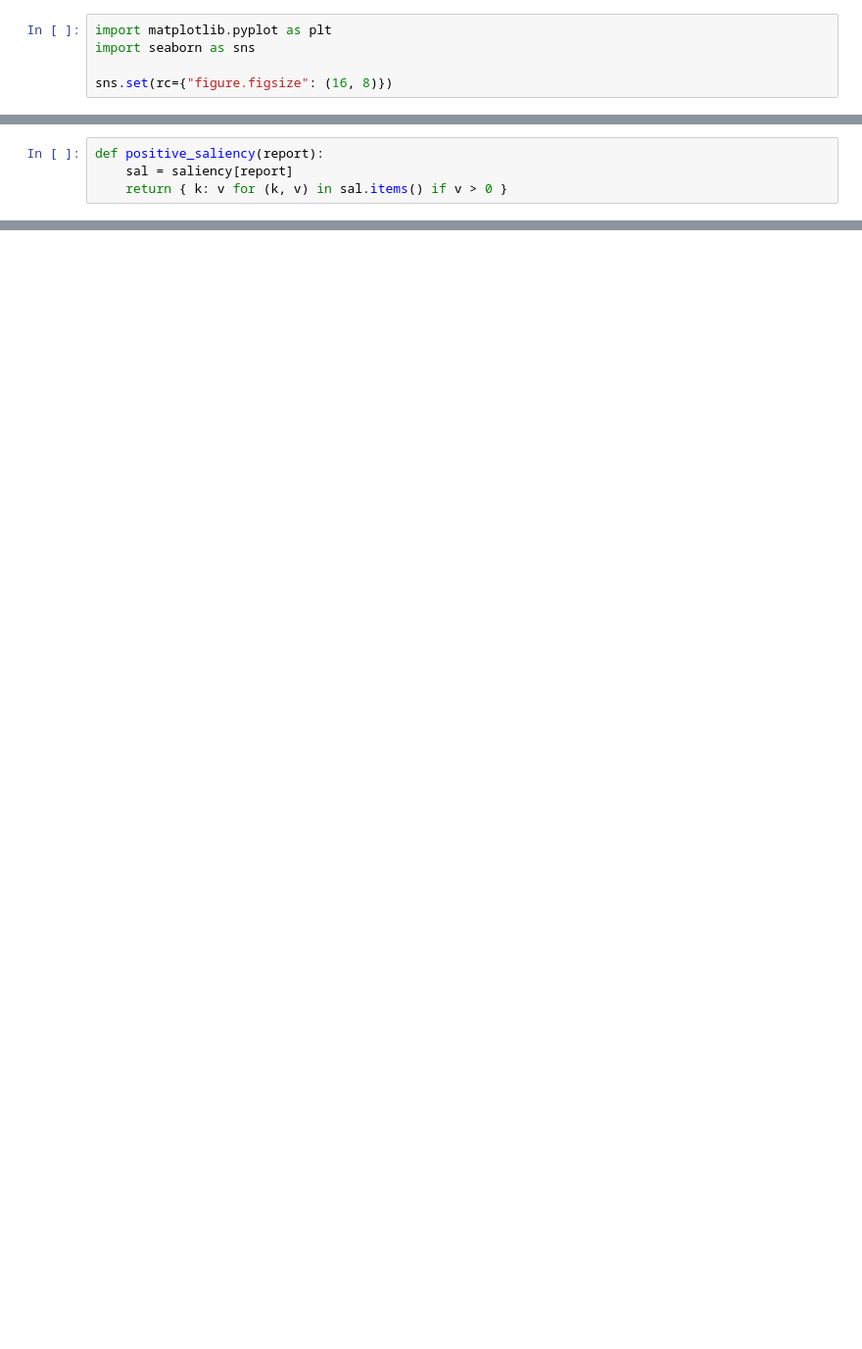
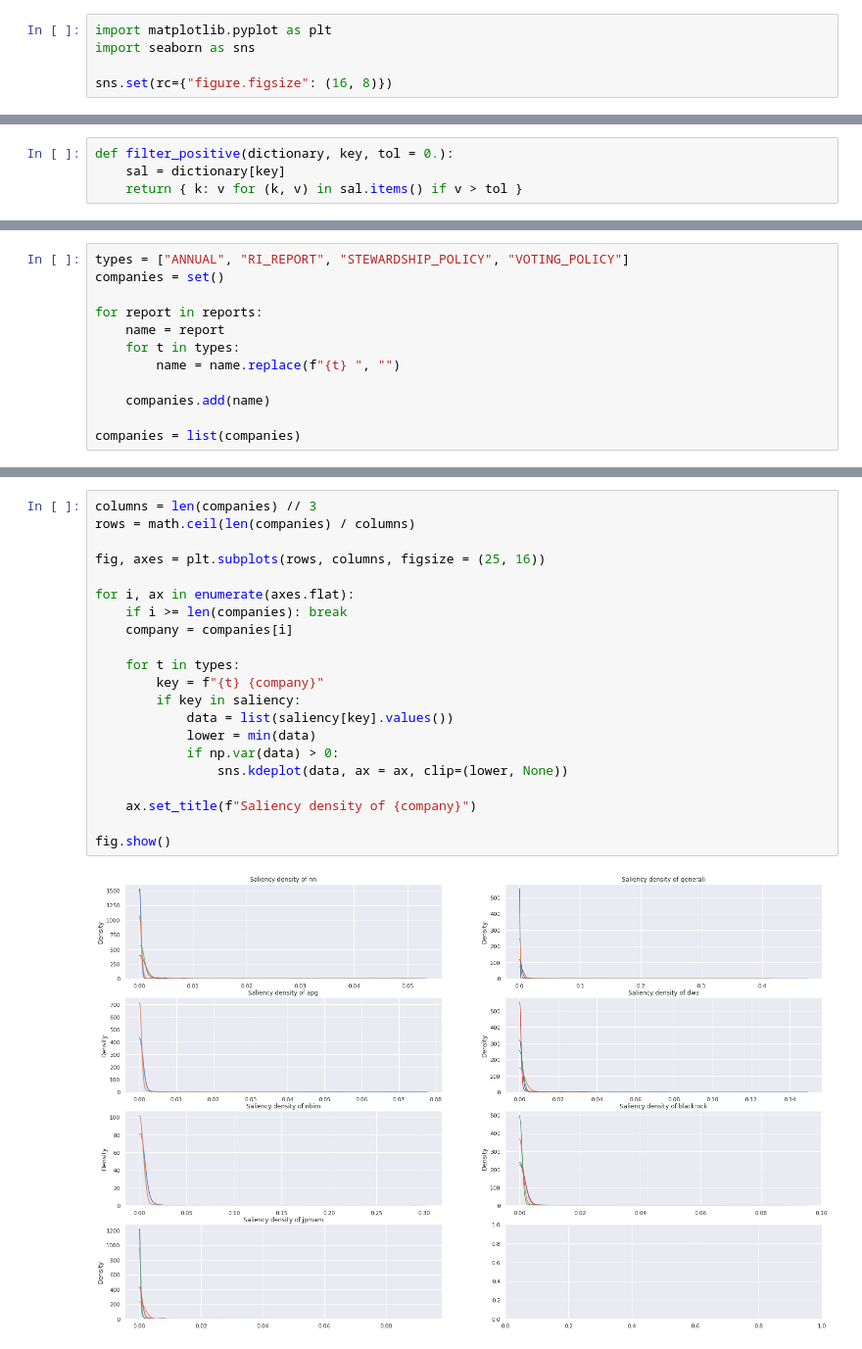
Before and after one commit to NoFishLikeIan/nlp-financial-env, a Jupyter notebook: saliency.ipynb, the cells around one changed output, grey strips where cells are left out. Shown at 98% size. Saved outputs shown, nothing was run; the diff lists cells and outputs as text; blank space fills up the shorter version.

Commit message:
🪐 fixed reports naming

```diff
--- a/saliency.ipynb
+++ b/saliency.ipynb
@@ -15,4 +13,4 @@ reports = list(saliency)
 # %%
-def positive_saliency(report):
-    sal = saliency[report]
-    return { k: v for (k, v) in sal.items() if v > 0 }
+def filter_positive(dictionary, key, tol = 0.):
+    sal = dictionary[key]
+    return { k: v for (k, v) in sal.items() if v > tol }
@@ -18,0 +32,12 @@ def positive_saliency(report):
+# %%
+types = ["ANNUAL", "RI_REPORT", "STEWARDSHIP_POLICY", "VOTING_POLICY"]
+companies = set()
+
+for report in reports:
+    name = report
+    for t in types:
+        name = name.replace(f"{t} ", "")
+
+    companies.add(name)
+
+companies = list(companies)
@@ -18,0 +50,23 @@ def positive_saliency(report):
+# %%
+columns = len(companies) // 3
+rows = math.ceil(len(companies) / columns)
+
+fig, axes = plt.subplots(rows, columns, figsize = (25, 16))
+
+for i, ax in enumerate(axes.flat):
+    if i >= len(companies): break
+    company = companies[i]
+
+    for t in types:
+        key = f"{t} {company}"
+        if key in saliency:
+            data = list(saliency[key].values())
+            lower = min(data)
+            if np.var(data) > 0:
+                sns.kdeplot(data, ax = ax, clip=(lower, None))
+
+    ax.set_title(f"Saliency density of {company}")
+
+fig.show()
+# %% [output]
+[figure, added]
```
Also changed, not shown: parts of 14 cells of this notebook, 1 other file.
